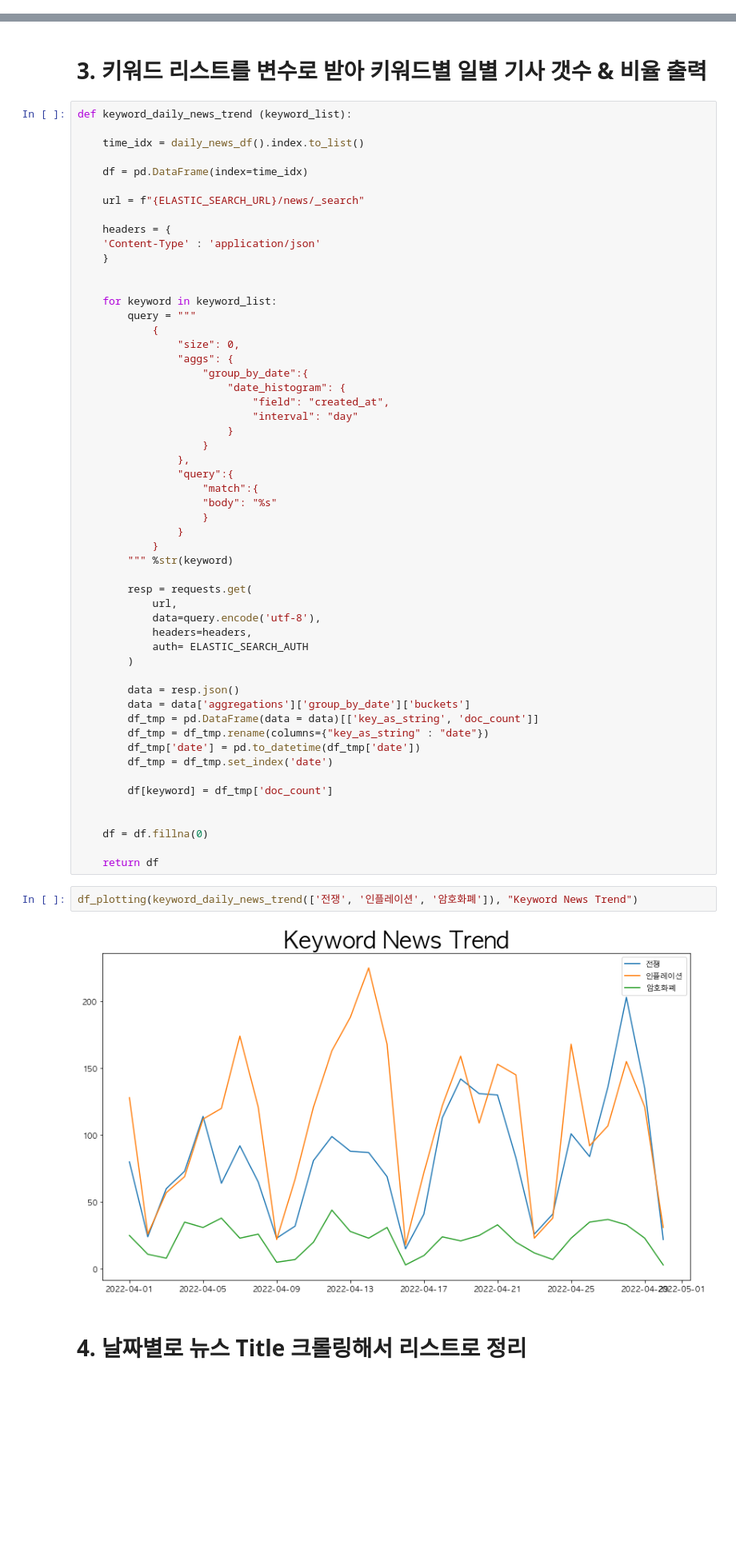
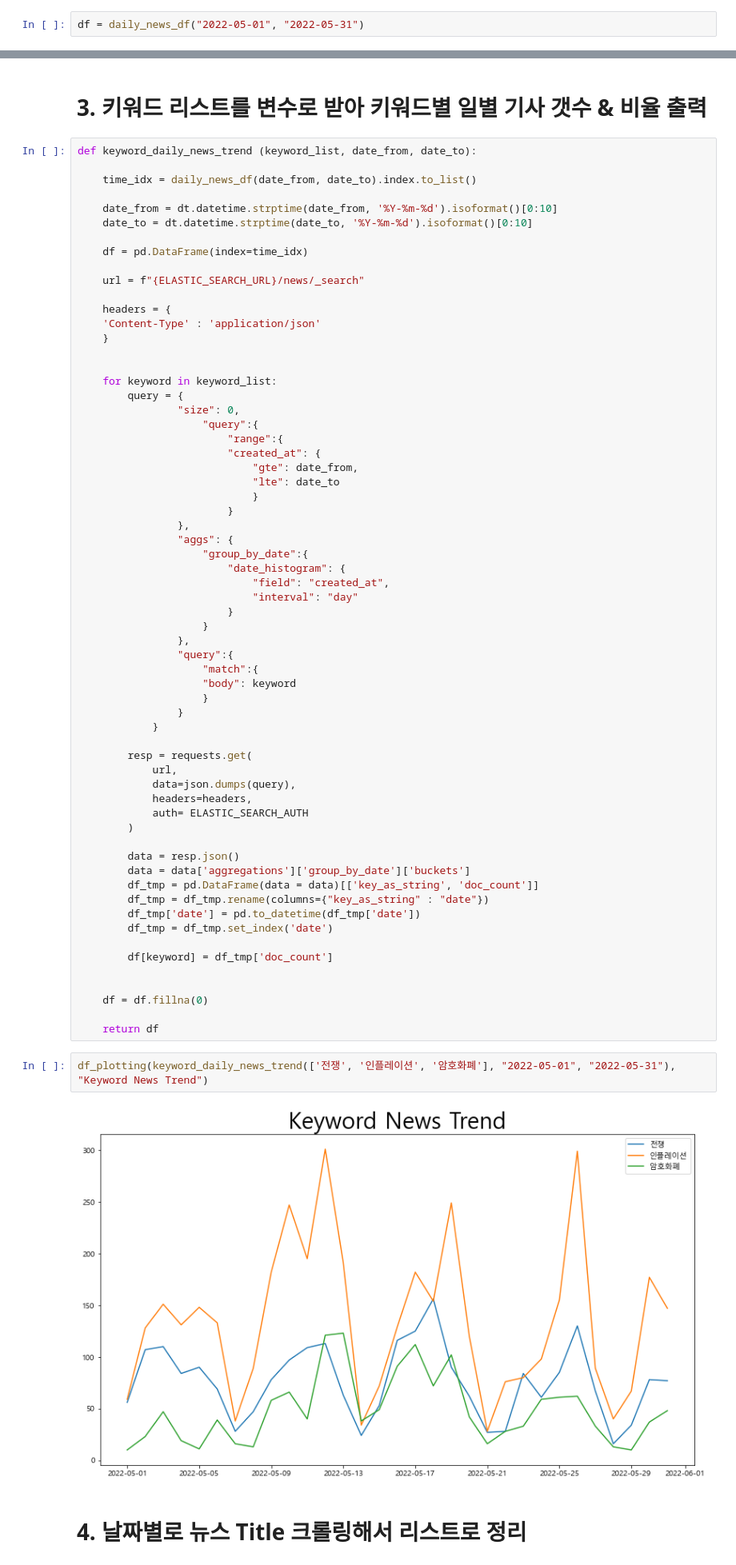
Before and after one commit to MalrangQuant/Unstructrued_data_TP, a Jupyter notebook: Final Organization/Final_Organization_Module.ipynb, the cells around one changed output, grey strips where cells are left out. Shown at 80% size. Saved outputs shown, nothing was run; the diff lists cells and outputs as text; blank space fills up the shorter version.

```diff
--- a/Final Organization/Final_Organization_Module.ipynb
+++ b/Final Organization/Final_Organization_Module.ipynb
@@ -71,0 +88,2 @@ df_plotting(df, "Daily News Count")
+# %%
+df = daily_news_df("2022-05-01", "2022-05-31")
@@ -197,9 +237,12 @@ publisher_daily_news_trend(top_publisher(5))
 # %% [markdown]
 # 3. 키워드 리스트를 변수로 받아 키워드별 일별 기사 갯수 & 비율 출력
 # %%
-def keyword_daily_news_trend (keyword_list):
+def keyword_daily_news_trend (keyword_list, date_from, date_to):
 
-    time_idx = daily_news_df().index.to_list()
+    time_idx = daily_news_df(date_from, date_to).index.to_list()
+
+    date_from = dt.datetime.strptime(date_from, '%Y-%m-%d').isoformat()[0:10]
+    date_to = dt.datetime.strptime(date_to, '%Y-%m-%d').isoformat()[0:10]
 
     df = pd.DataFrame(index=time_idx)
 
@@ -211,9 +254,16 @@ def keyword_daily_news_trend (keyword_list):
 
 
     for keyword in keyword_list:
-        query = """
-            {
+        query = {
                 "size": 0,
+                    "query":{
+                        "range":{
+                        "created_at": {
+                            "gte": date_from,
+                            "lte": date_to
+                            }
+                        }
+                },
                 "aggs": {
                     "group_by_date":{
                         "date_histogram": {
@@ -224,15 +274,14 @@ def keyword_daily_news_trend (keyword_list):
                 },
                 "query":{
                     "match":{
-                    "body": "%s"
+                    "body": keyword
                     }
                 }
             }
-        """ %str(keyword)
 
         resp = requests.get(
             url,
-            data=query.encode('utf-8'),
+            data=json.dumps(query),
             headers=headers,
             auth= ELASTIC_SEARCH_AUTH
         )
@@ -251,9 +300,9 @@ def keyword_daily_news_trend (keyword_list):
 
     return df
 # %%
-df_plotting(keyword_daily_news_trend(['전쟁', '인플레이션', '암호화폐']), "Keyword News Trend")
+df_plotting(keyword_daily_news_trend(['전쟁', '인플레이션', '암호화폐'], "2022-05-01", "2022-05-31"), "Keyword News Trend")
 # %% [output]
-[figure, old version]
+[figure, new version]
 # %% [markdown]
 # 4. 날짜별로 뉴스 Title 크롤링해서 리스트로 정리
 # %%
```
Also changed, not shown: parts of 20 cells of this notebook, 2 other files.
